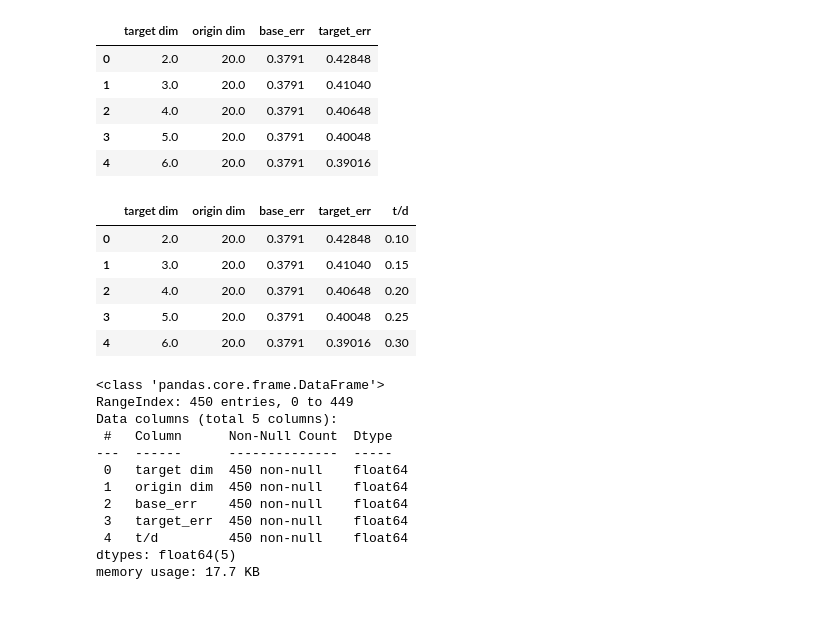
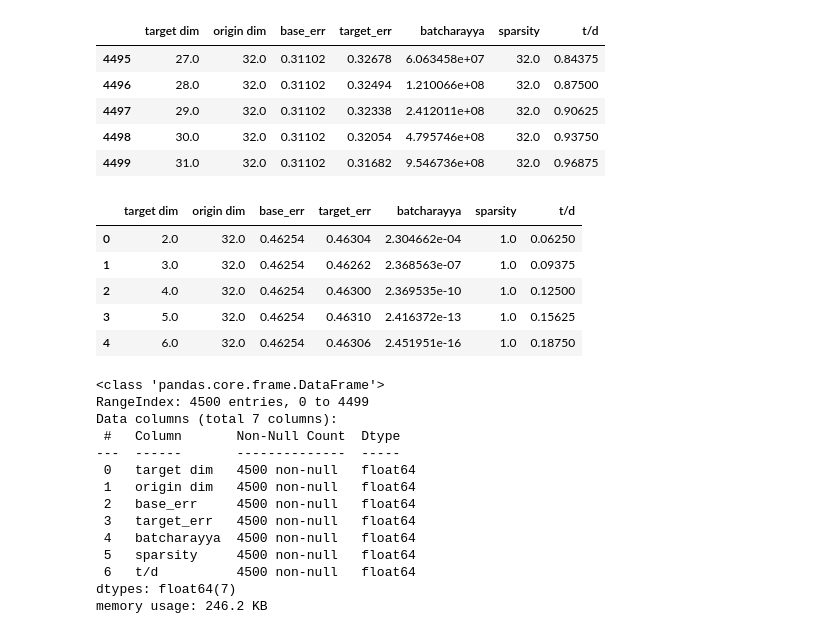
Before and after one commit to Daniel-Ros/masters, a Jupyter notebook: analysis.ipynb, the cells around one changed output. Saved outputs shown, nothing was run; the diff lists cells and outputs as text; code cells hidden in the pictures.

```diff
--- a/analysis.ipynb
+++ b/analysis.ipynb
@@ -2,40 +2,42 @@
 import pandas as pd
 import matplotlib.pyplot as plt
 # %%
-columns = ["target dim","origin dim","base_err","target_err"]
-df = pd.read_csv("res_sparse_alinged_cords.csv",header=None, names=columns)
+columns = ["target dim","origin dim","base_err","target_err","batcharayya","sparsity"]
+df = pd.read_csv("res_sparse_alinged_cords_with_bach.csv",header=None, names=columns)
 # %%
-df.head()
+df.tail()
 # %% [output]
-|  | target dim | origin dim | base_err | target_err |
-| 0 | 2.0 | 20.0 | 0.3791 | 0.42848 |
-| 1 | 3.0 | 20.0 | 0.3791 | 0.41040 |
-| 2 | 4.0 | 20.0 | 0.3791 | 0.40648 |
-| 3 | 5.0 | 20.0 | 0.3791 | 0.40048 |
-| 4 | 6.0 | 20.0 | 0.3791 | 0.39016 |
+|  | target dim | origin dim | base_err | target_err | batcharayya | sparsity | t/d |
+| 4495 | 27.0 | 32.0 | 0.31102 | 0.32678 | 6.063458e+07 | 32.0 | 0.84375 |
+| 4496 | 28.0 | 32.0 | 0.31102 | 0.32494 | 1.210066e+08 | 32.0 | 0.87500 |
+| 4497 | 29.0 | 32.0 | 0.31102 | 0.32338 | 2.412011e+08 | 32.0 | 0.90625 |
+| 4498 | 30.0 | 32.0 | 0.31102 | 0.32054 | 4.795746e+08 | 32.0 | 0.93750 |
+| 4499 | 31.0 | 32.0 | 0.31102 | 0.31682 | 9.546736e+08 | 32.0 | 0.96875 |
 # %%
 df["t/d"] = df["target dim"] / df["origin dim"]
 # %%
 df.head()
 # %% [output]
-|  | target dim | origin dim | base_err | target_err | t/d |
-| 0 | 2.0 | 20.0 | 0.3791 | 0.42848 | 0.10 |
-| 1 | 3.0 | 20.0 | 0.3791 | 0.41040 | 0.15 |
-| 2 | 4.0 | 20.0 | 0.3791 | 0.40648 | 0.20 |
-| 3 | 5.0 | 20.0 | 0.3791 | 0.40048 | 0.25 |
-| 4 | 6.0 | 20.0 | 0.3791 | 0.39016 | 0.30 |
+|  | target dim | origin dim | base_err | target_err | batcharayya | sparsity | t/d |
+| 0 | 2.0 | 32.0 | 0.46254 | 0.46304 | 2.304662e-04 | 1.0 | 0.06250 |
+| 1 | 3.0 | 32.0 | 0.46254 | 0.46262 | 2.368563e-07 | 1.0 | 0.09375 |
+| 2 | 4.0 | 32.0 | 0.46254 | 0.46300 | 2.369535e-10 | 1.0 | 0.12500 |
+| 3 | 5.0 | 32.0 | 0.46254 | 0.46310 | 2.416372e-13 | 1.0 | 0.15625 |
+| 4 | 6.0 | 32.0 | 0.46254 | 0.46306 | 2.451951e-16 | 1.0 | 0.18750 |
 # %%
 df.info()
 # %% [output]
 <class 'pandas.core.frame.DataFrame'>
-RangeIndex: 450 entries, 0 to 449
-Data columns (total 5 columns):
- #   Column      Non-Null Count  Dtype
----  ------      --------------  -----
- 0   target dim  450 non-null    float64
- 1   origin dim  450 non-null    float64
- 2   base_err    450 non-null    float64
- 3   target_err  450 non-null    float64
- 4   t/d         450 non-null    float64
-dtypes: float64(5)
-memory usage: 17.7 KB
+RangeIndex: 4500 entries, 0 to 4499
+Data columns (total 7 columns):
+ #   Column       Non-Null Count  Dtype
+---  ------       --------------  -----
+ 0   target dim   4500 non-null   float64
+ 1   origin dim   4500 non-null   float64
+ 2   base_err     4500 non-null   float64
+ 3   target_err   4500 non-null   float64
+ 4   batcharayya  4500 non-null   float64
+ 5   sparsity     4500 non-null   float64
+ 6   t/d          4500 non-null   float64
+dtypes: float64(7)
+memory usage: 246.2 KB
```
Also changed, not shown: parts of 4 cells of this notebook, 2 other files.
